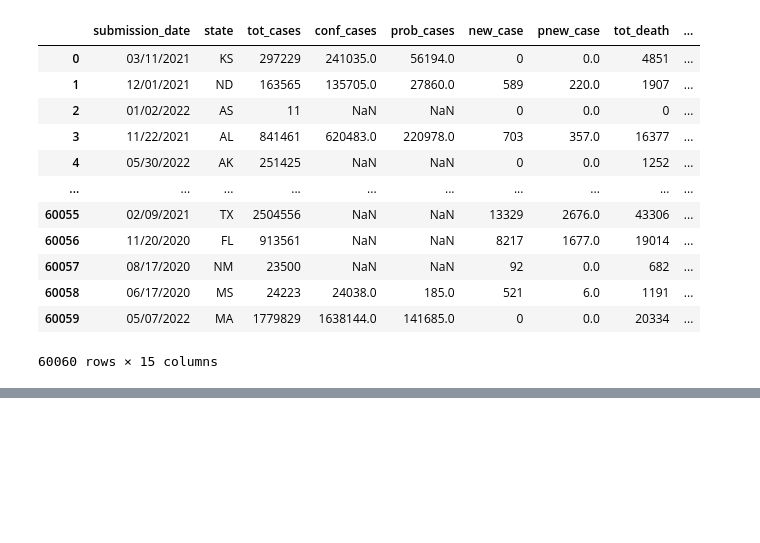
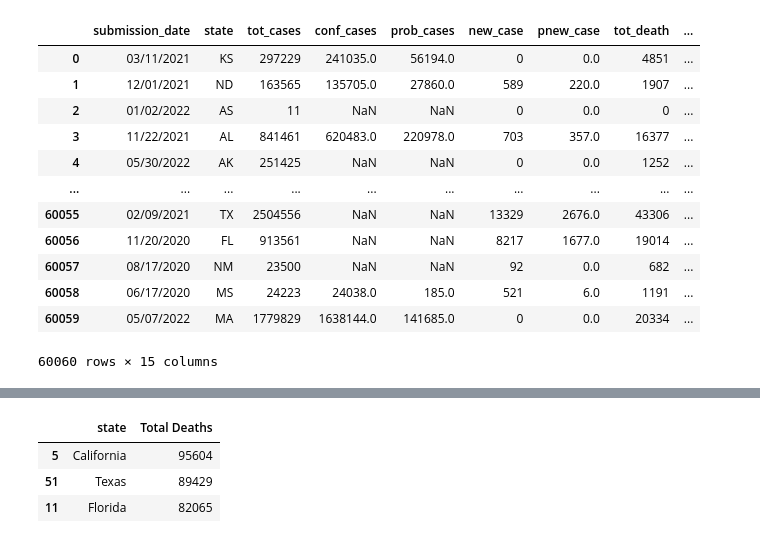
Before and after one commit to mikerasch/Covid19Analysis, a Jupyter notebook: Covid_Analysis.ipynb, the cells around one changed output, grey strips where cells are left out. Cells and saved outputs as stored; diff of their text form; code cells hidden in the pictures; blank space fills up the shorter version.

```diff
--- a/Covid_Analysis.ipynb
+++ b/Covid_Analysis.ipynb
@@ -92,0 +130,9 @@ ValueError: No axis named submission_date for object type Series
+# %%
+top_three_death = grouped_df_sorted.head(3)
+top_three_death.columns = top_three_death.columns.str.replace("new_death", "Total Deaths")
+top_three_death
+# %% [output]
+|  | state | Total Deaths |
+| 5 | California | 95604 |
+| 51 | Texas | 89429 |
+| 11 | Florida | 82065 |
```
Also changed, not shown: parts of 6 cells of this notebook.
